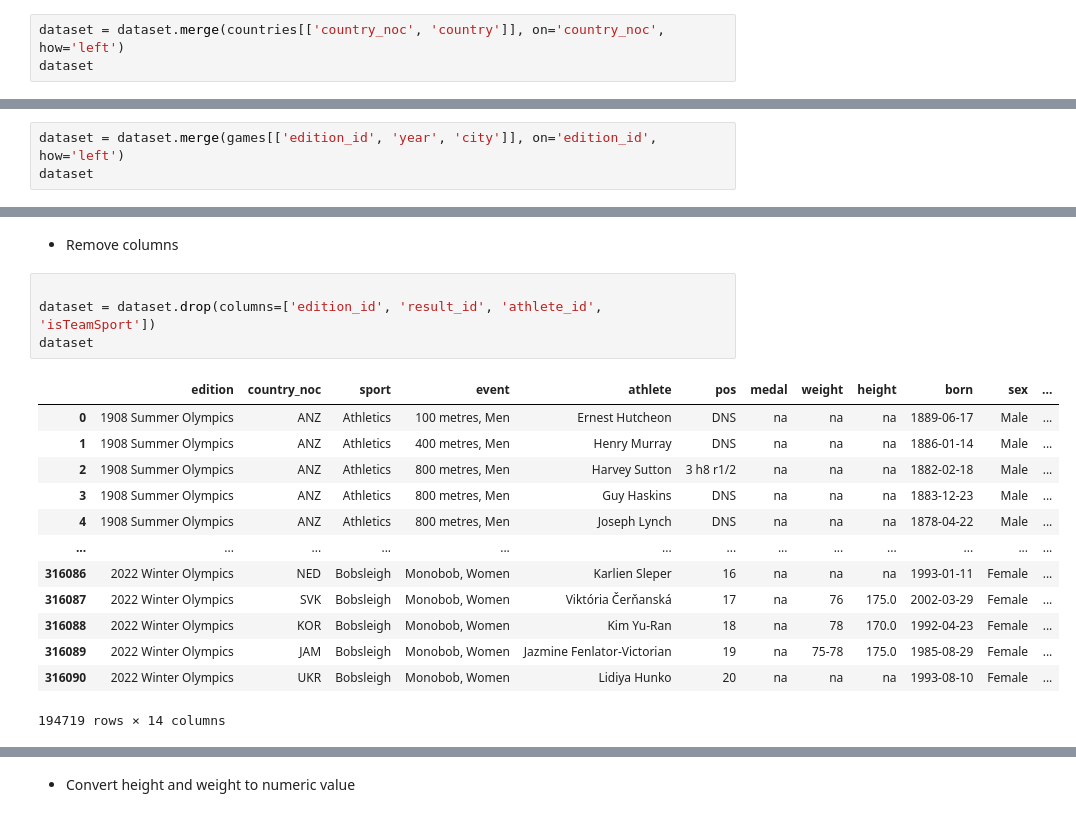
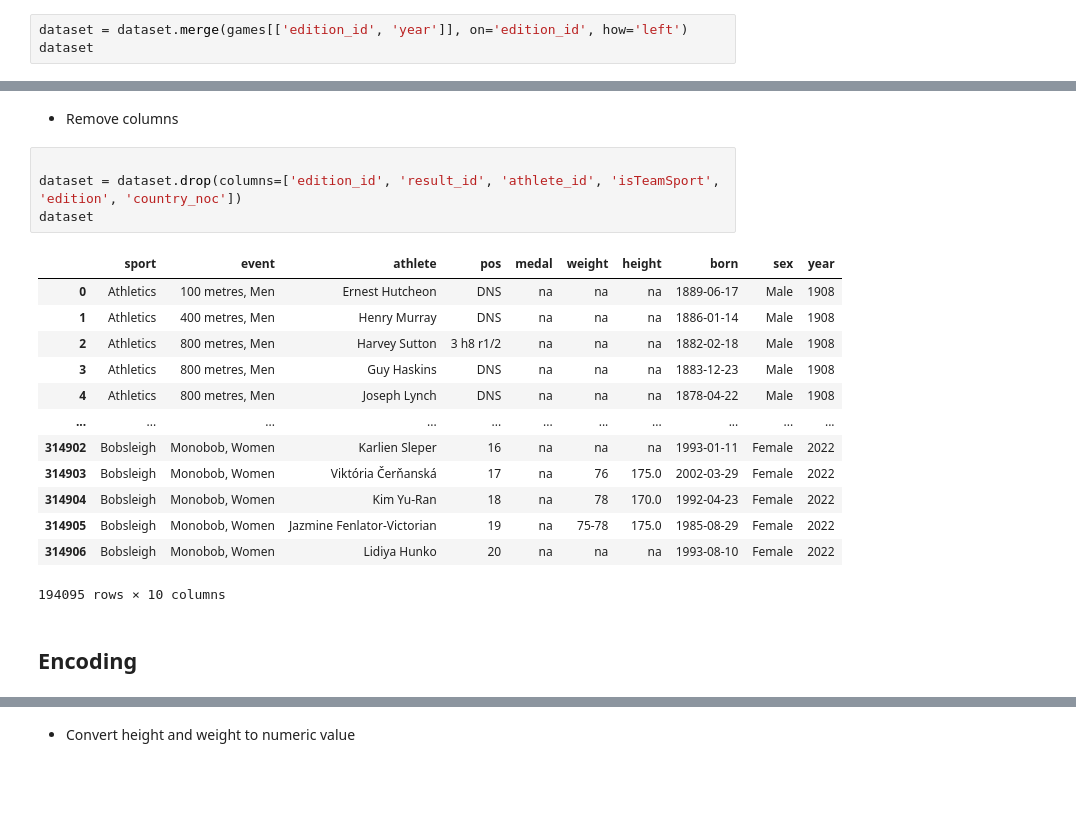
Before and after one commit to maximlesy/big-data-olympic-games, a Jupyter notebook: data-exploration/preparation.ipynb, the cells around one changed output, grey strips where cells are left out. Cells and saved outputs as stored; diff of their text form; blank space fills up the shorter version.

```diff
--- a/data-exploration/preparation.ipynb
+++ b/data-exploration/preparation.ipynb
@@ -32,5 +37,5 @@ dataset
 # %%
-dataset = dataset.merge(countries[['country_noc', 'country']], on='country_noc', how='left')
+dataset = dataset.merge(games[['edition_id', 'year']], on='edition_id', how='left')
 dataset
 # %% [output]
 |  | edition | edition_id | country_noc | sport | event | result_id | athlete | athlete_id | pos | medal | ... |
@@ -51,3 +53,0 @@ dataset
-# %%
-dataset = dataset.merge(games[['edition_id', 'year', 'city']], on='edition_id', how='left')
-dataset
@@ -107,19 +76,21 @@ dataset
 - Remove columns
 # %%
 
-dataset = dataset.drop(columns=['edition_id', 'result_id', 'athlete_id', 'isTeamSport'])
+dataset = dataset.drop(columns=['edition_id', 'result_id', 'athlete_id', 'isTeamSport', 'edition', 'country_noc'])
 dataset
 # %% [output]
-|  | edition | country_noc | sport | event | athlete | pos | medal | weight | height | born | sex | ... |
-| 0 | 1908 Summer Olympics | ANZ | Athletics | 100 metres, Men | Ernest Hutcheon | DNS | na | na | na | 1889-06-17 | Male | ... |
-| 1 | 1908 Summer Olympics | ANZ | Athletics | 400 metres, Men | Henry Murray | DNS | na | na | na | 1886-01-14 | Male | ... |
-| 2 | 1908 Summer Olympics | ANZ | Athletics | 800 metres, Men | Harvey Sutton | 3 h8 r1/2 | na | na | na | 1882-02-18 | Male | ... |
-| 3 | 1908 Summer Olympics | ANZ | Athletics | 800 metres, Men | Guy Haskins | DNS | na | na | na | 1883-12-23 | Male | ... |
-| 4 | 1908 Summer Olympics | ANZ | Athletics | 800 metres, Men | Joseph Lynch | DNS | na | na | na | 1878-04-22 | Male | ... |
-| ... | ... | ... | ... | ... | ... | ... | ... | ... | ... | ... | ... | ... |
-| 316086 | 2022 Winter Olympics | NED | Bobsleigh | Monobob, Women | Karlien Sleper | 16 | na | na | na | 1993-01-11 | Female | ... |
-| 316087 | 2022 Winter Olympics | SVK | Bobsleigh | Monobob, Women | Viktória Čerňanská | 17 | na | 76 | 175.0 | 2002-03-29 | Female | ... |
-| 316088 | 2022 Winter Olympics | KOR | Bobsleigh | Monobob, Women | Kim Yu-Ran | 18 | na | 78 | 170.0 | 1992-04-23 | Female | ... |
-| 316089 | 2022 Winter Olympics | JAM | Bobsleigh | Monobob, Women | Jazmine Fenlator-Victorian | 19 | na | 75-78 | 175.0 | 1985-08-29 | Female | ... |
-| 316090 | 2022 Winter Olympics | UKR | Bobsleigh | Monobob, Women | Lidiya Hunko | 20 | na | na | na | 1993-08-10 | Female | ... |
+|  | sport | event | athlete | pos | medal | weight | height | born | sex | year |
+| 0 | Athletics | 100 metres, Men | Ernest Hutcheon | DNS | na | na | na | 1889-06-17 | Male | 1908 |
+| 1 | Athletics | 400 metres, Men | Henry Murray | DNS | na | na | na | 1886-01-14 | Male | 1908 |
+| 2 | Athletics | 800 metres, Men | Harvey Sutton | 3 h8 r1/2 | na | na | na | 1882-02-18 | Male | 1908 |
+| 3 | Athletics | 800 metres, Men | Guy Haskins | DNS | na | na | na | 1883-12-23 | Male | 1908 |
+| 4 | Athletics | 800 metres, Men | Joseph Lynch | DNS | na | na | na | 1878-04-22 | Male | 1908 |
+| ... | ... | ... | ... | ... | ... | ... | ... | ... | ... | ... |
+| 314902 | Bobsleigh | Monobob, Women | Karlien Sleper | 16 | na | na | na | 1993-01-11 | Female | 2022 |
+| 314903 | Bobsleigh | Monobob, Women | Viktória Čerňanská | 17 | na | 76 | 175.0 | 2002-03-29 | Female | 2022 |
+| 314904 | Bobsleigh | Monobob, Women | Kim Yu-Ran | 18 | na | 78 | 170.0 | 1992-04-23 | Female | 2022 |
+| 314905 | Bobsleigh | Monobob, Women | Jazmine Fenlator-Victorian | 19 | na | 75-78 | 175.0 | 1985-08-29 | Female | 2022 |
+| 314906 | Bobsleigh | Monobob, Women | Lidiya Hunko | 20 | na | na | na | 1993-08-10 | Female | 2022 |
-194719 rows × 14 columns
+194095 rows × 10 columns
+# %% [markdown]
+## Encoding
```
Also changed, not shown: parts of 44 cells of this notebook, 1 other file.
